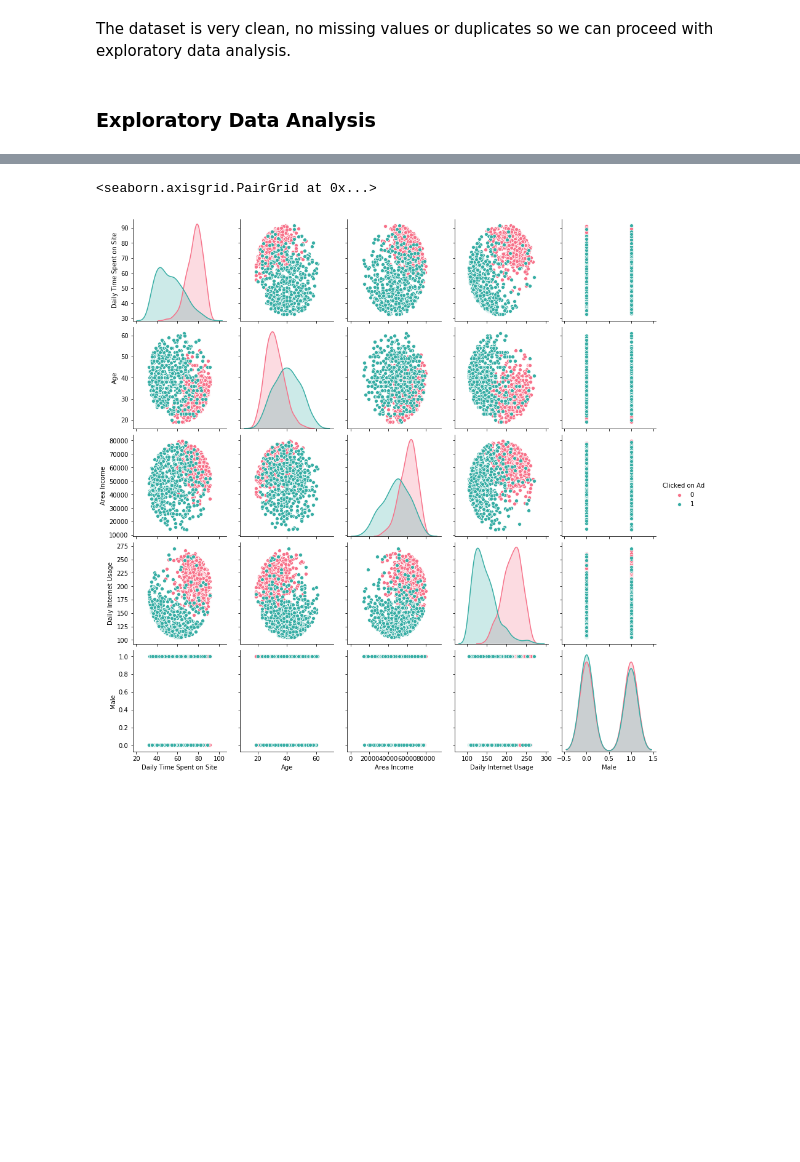
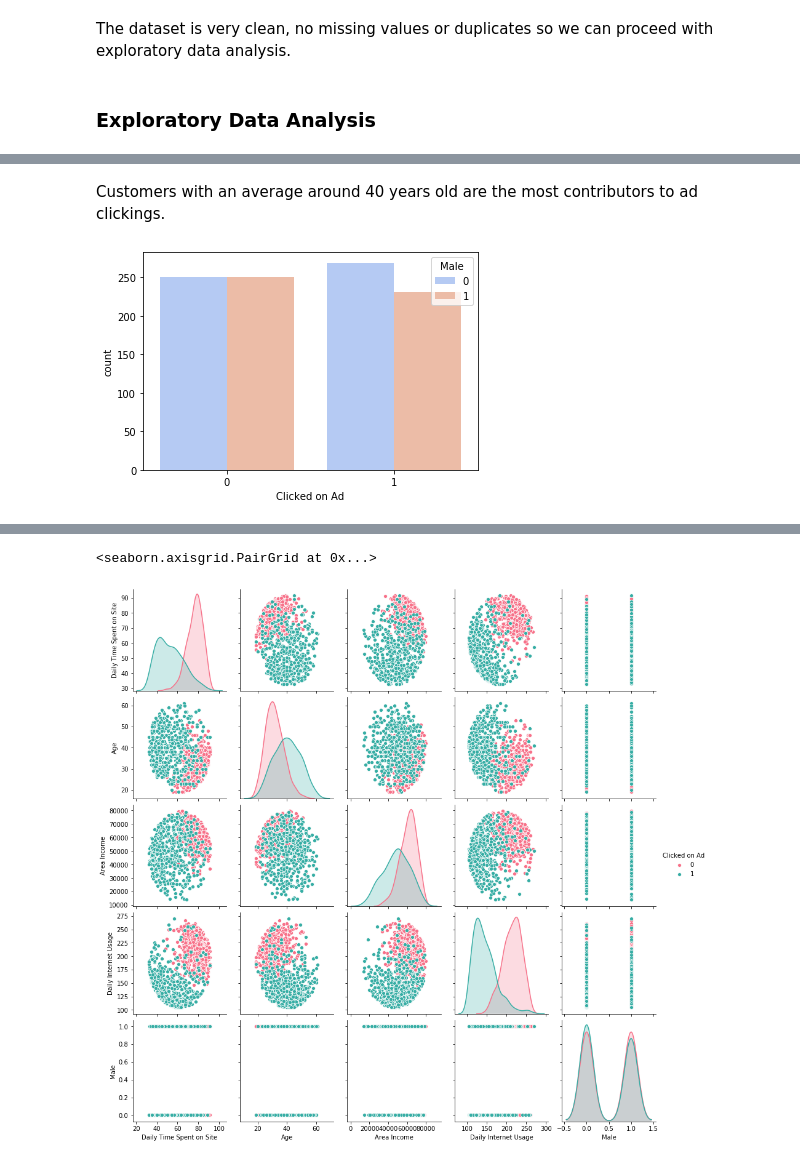
Before and after one commit to cristina-iacob/Predicting-Ad-Click, a Jupyter notebook: AdClickPrediction.ipynb, the cells around one changed output, grey strips where cells are left out. Cells and saved outputs as stored; diff of their text form; code cells hidden in the pictures; blank space fills up the shorter version.

```diff
--- a/AdClickPrediction.ipynb
+++ b/AdClickPrediction.ipynb
@@ -131,0 +160,7 @@ The dataset is very clean, no missing values or duplicates so we can proceed wit
+# %% [markdown]
+Customers with an average around 40 years old are the most contributors to ad clickings.
+# %%
+sns.countplot(x="Clicked on Ad", data=ad_df, hue="Male", palette="coolwarm")
+plt.show()
+# %% [output]
+[figure, added]
```
Also changed, not shown: parts of 82 cells of this notebook.
